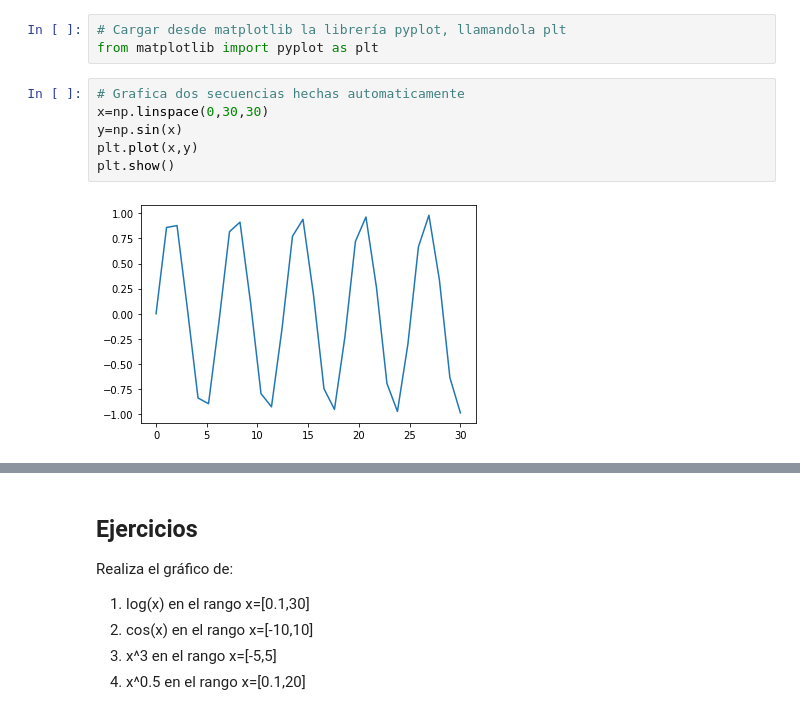
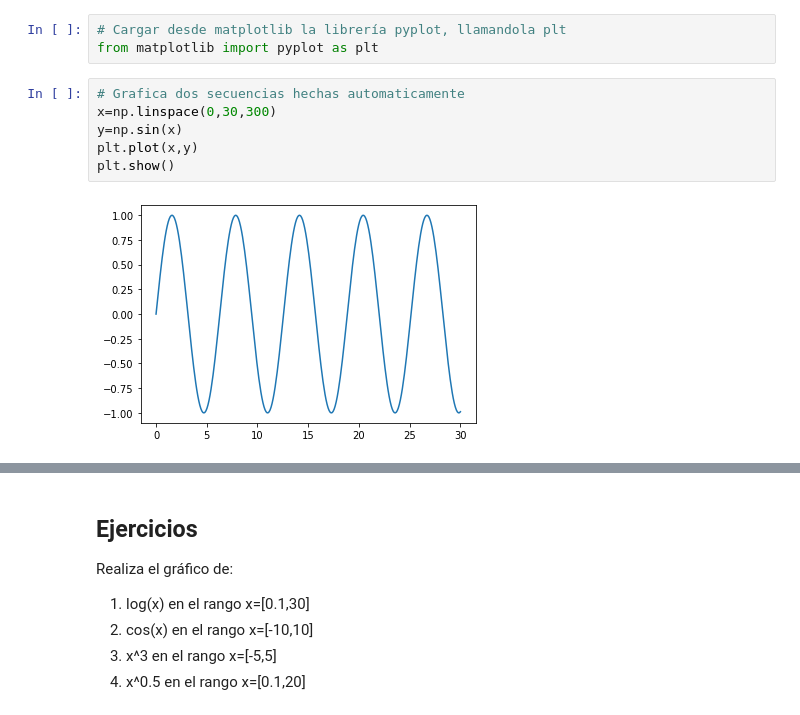
Before and after one commit to mrivas/Bioinformatica, a Jupyter notebook: 2022/clase2.ipynb, the cells around one changed output, grey strips where cells are left out. Saved outputs shown, nothing was run; the diff lists cells and outputs as text.

```diff
--- a/2022/clase2.ipynb
+++ b/2022/clase2.ipynb
@@ -76,12 +95,12 @@ Para esto usaremos la librería matplotlib, en particular pyplot
 from matplotlib import pyplot as plt
 # %%
 # Grafica dos secuencias hechas automaticamente
-x=np.linspace(0,30,30)
+x=np.linspace(0,30,300)
 y=np.sin(x)
 plt.plot(x,y)
 plt.show()
 # %% [output]
-[figure, old version]
+[figure, new version]
 # %%
 x=np.linspace(0,30,30)
 plt.plot(x,np.sin(x))
```
Also changed, not shown: parts of 30 cells of this notebook.
